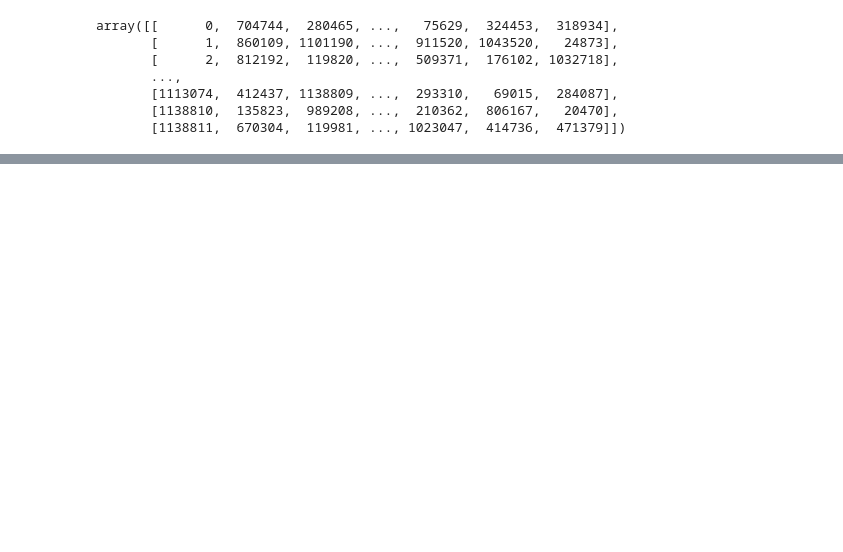
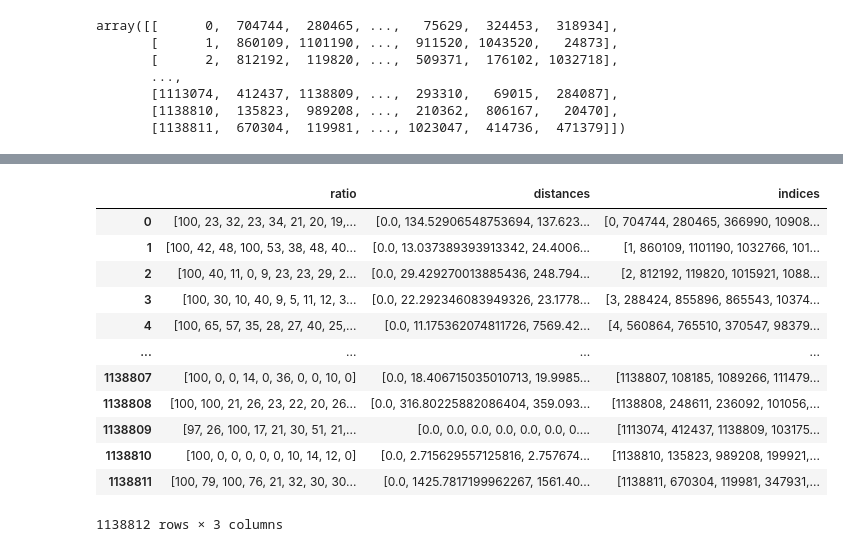
Before and after one commit to 0xjrr/foursquare-location-matching, a Jupyter notebook: fousquare_first_analysis.ipynb, the cells around one changed output, grey strips where cells are left out. Cells and saved outputs as stored; diff of their text form; code cells hidden in the pictures; blank space fills up the shorter version.

```diff
--- a/fousquare_first_analysis.ipynb
+++ b/fousquare_first_analysis.ipynb
@@ -112,6 +112,8 @@ df.loc[df['point_of_interest']=='P_3a3fbd26e16269']
 | 1135479 | E_ff3e99adafc6c0 | Deleted Venue (SEO) | 57.636972 | 39.862831 | NaN | NaN | NaN | NaN | RU | NaN | NaN | ... |
 | 1137767 | E_ffc35b25496afe | Deleted Venue (SEO) | 52.060288 | 47.353774 | NaN | NaN | NaN | NaN | RU | NaN | NaN | ... |
 199 rows × 13 columns
+# %%
+df['name'].fillna(value='',inplace=True)
 # %%
 import pyproj
 transformer = pyproj.Transformer.from_crs(
@@ -172,0 +193,32 @@ array([[      0,  704744,  280465, ...,   75629,  324453,  318934],
+# %%
+id_indices_array = np.concatenate((df.index.values.reshape(-1,1),indices), axis=1)
+# %%
+def list_fuzz_ratios_with_id (row_list):
+    row_id_name = df.loc[row_list[0], 'name']
+    return [fuzz.ratio(row_id_name,df.loc[value, 'name'])
+            for value
+            in row_list[1:]]
+# %%
+fuzz_ratio = np.apply_along_axis(lambda row: np.array(list_fuzz_ratios_with_id(row)), 1, id_indices_array)
+# %%
+pd.DataFrame(
+    data = {"ratio": fuzz_ratio.tolist(),
+     "distances": distances.tolist(),
+     "indices": indices.tolist()
+    },
+    columns = ["ratio", "distances", "indices"]
+)
+# %% [output]
+|  | ratio | distances | indices |
+| 0 | [100, 23, 32, 23, 34, 21, 20, 19,... | [0.0, 134.52906548753694, 137.623... | [0, 704744, 280465, 366990, 10908... |
+| 1 | [100, 42, 48, 100, 53, 38, 48, 40... | [0.0, 13.037389393913342, 24.4006... | [1, 860109, 1101190, 1032766, 101... |
+| 2 | [100, 40, 11, 0, 9, 23, 23, 29, 2... | [0.0, 29.429270013885436, 248.794... | [2, 812192, 119820, 1015921, 1088... |
+| 3 | [100, 30, 10, 40, 9, 5, 11, 12, 3... | [0.0, 22.292346083949326, 23.1778... | [3, 288424, 855896, 865543, 10374... |
+| 4 | [100, 65, 57, 35, 28, 27, 40, 25,... | [0.0, 11.175362074811726, 7569.42... | [4, 560864, 765510, 370547, 98379... |
+| ... | ... | ... | ... |
+| 1138807 | [100, 0, 0, 14, 0, 36, 0, 0, 10, 0] | [0.0, 18.406715035010713, 19.9985... | [1138807, 108185, 1089266, 111479... |
+| 1138808 | [100, 100, 21, 26, 23, 22, 20, 26... | [0.0, 316.80225882086404, 359.093... | [1138808, 248611, 236092, 101056,... |
+| 1138809 | [97, 26, 100, 17, 21, 30, 51, 21,... | [0.0, 0.0, 0.0, 0.0, 0.0, 0.0, 0.... | [1113074, 412437, 1138809, 103175... |
+| 1138810 | [100, 0, 0, 0, 0, 0, 10, 14, 12, 0] | [0.0, 2.715629557125816, 2.757674... | [1138810, 135823, 989208, 199921,... |
+| 1138811 | [100, 79, 100, 76, 21, 32, 30, 30... | [0.0, 1425.7817199962267, 1561.40... | [1138811, 670304, 119981, 347931,... |
+1138812 rows × 3 columns
```
Also changed, not shown: parts of 5 cells of this notebook.
